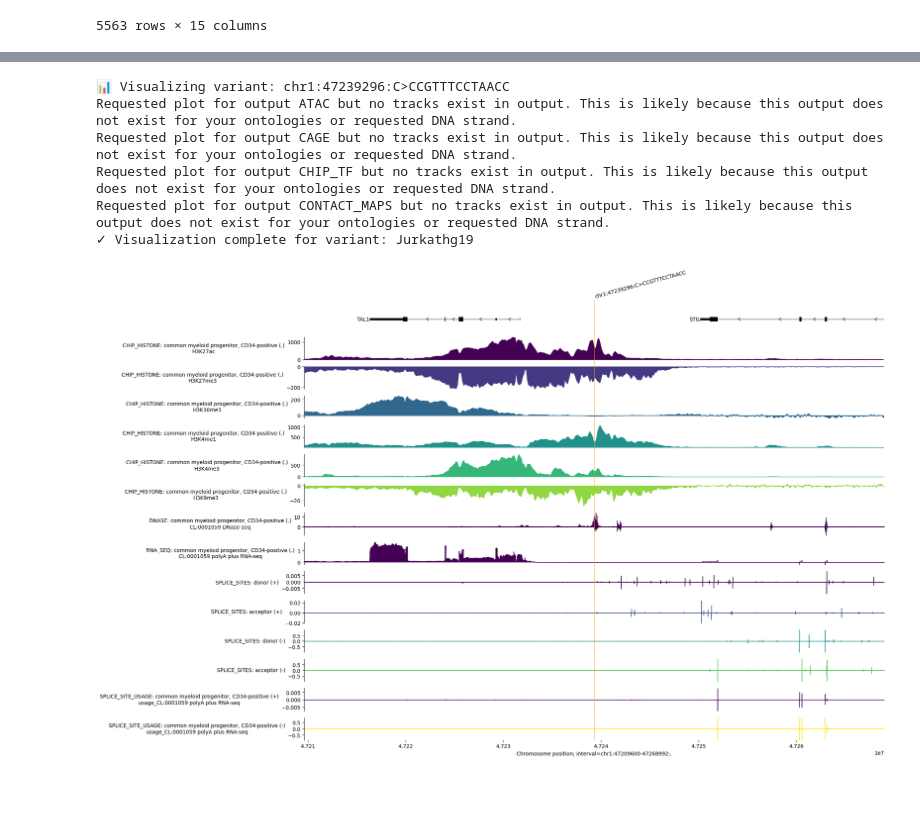
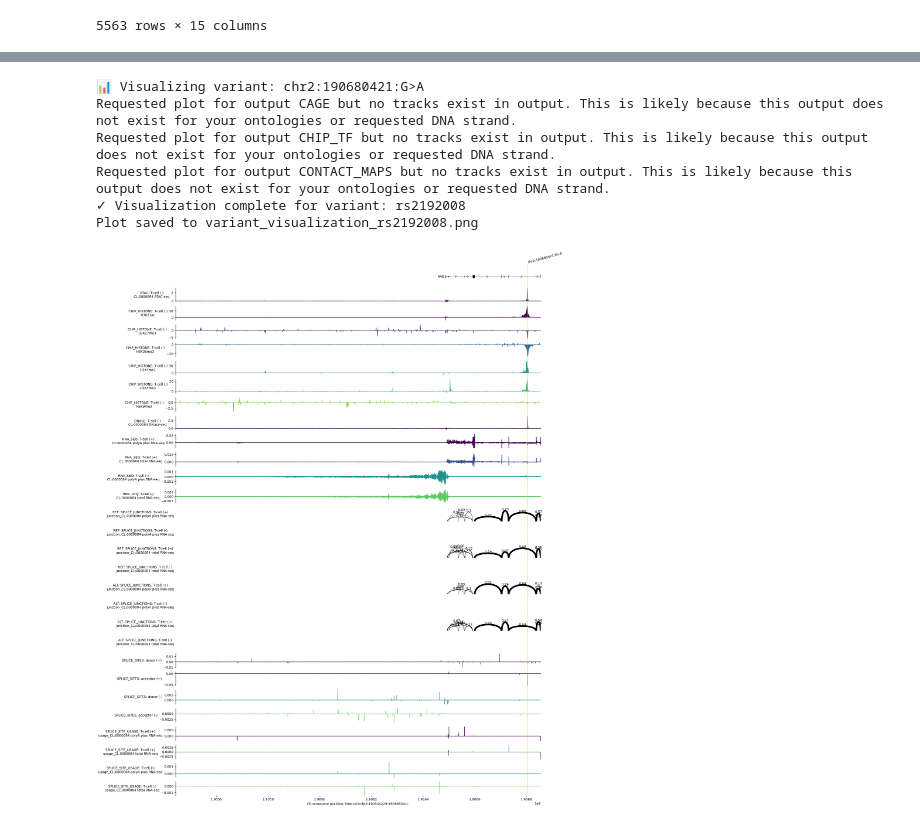
Before and after one commit to FrederickMappin/alphagenomeEZbatch, a Jupyter notebook: alphagenomeEZ2.ipynb, the cells around one changed output, grey strips where cells are left out. Drawn from its saved outputs; the diff is of its cells as text; code cells hidden in the pictures; blank space fills up the shorter version.

```diff
--- a/alphagenomeEZ2.ipynb
+++ b/alphagenomeEZ2.ipynb
@@ -142,7 +155,7 @@ sequence_length = dna_client.SUPPORTED_SEQUENCE_LENGTHS[
 ]
 
 # @markdown Additional settings:
-download_all_predictions = False  # @param { type: "boolean" }
+download_all_predictions = True  # @param { type: "boolean" }
 
 # Dictionary to store dataframes for each variant
 variant_dataframes = {}
@@ -237,7 +250,7 @@ if 'variant_dataframes' in globals() and variant_dataframes:
         print(f"{i}. {variant_id}")
 
     # @markdown Choose variant to view table:
-    selected_table_variant = available_variants[0]  # @param
+    selected_table_variant = available_variants[3]  # @param
 
     if selected_table_variant in variant_dataframes:
         print(f"\n📊 Viewing score table for variant: {selected_table_variant}")
@@ -329,7 +350,7 @@ if 'variant_dataframes' in globals() and variant_dataframes:
     if len(available_variants) > 0:
         # For Google Colab, we'll create the parameter dynamically
         # Default to first variant
-        selected_variant_id = available_variants[0]  # @param
+        selected_variant_id = available_variants[4]  # @param
 
         # In Colab, you can modify this to be a proper dropdown by changing the @param line to:
         # selected_variant_id = "chr3_58394738_A_T_b38" #@param ["chr3_58394738_A_T_b38", "chr8_28520_G_C_b38", "chr16_636337_G_A_b38", "chr16_1135446_G_T_b38"]
@@ -383,7 +414,7 @@ else:
     print(f"📊 Visualizing variant: {variant}")
 
     # @markdown Specify list of cell and tissue ontologies:
-    ontology_terms = ['CL:0001059']  # @param
+    ontology_terms = ['CL:0000084']  # @param
 
     # @markdown Gene and transcript annotation options:
     plot_gene_annotation = True  # @param { type: "boolean" }
@@ -418,8 +449,12 @@ else:
     ref_color = 'dimgrey'  # @param { type: "string" }
     alt_color = 'red'  # @param { type: "string" }
     ref_alt_colors = {'REF': ref_color, 'ALT': alt_color}
-    plot_interval_width = 59392 # @param { type: "slider", min: 2048, max: 1048576, step: 2048}
-    plot_interval_shift = 0 # @param { type: "slider", min: -524288, max: 524288, step: 2048}
+    plot_interval_width = 141312 # @param { type: "slider", min: 2048, max: 1048576, step: 2048}
+    plot_interval_shift = -65536 # @param { type: "slider", min: -524288, max: 524288, step: 2048}
+
+    # @markdown Save plot options:
+    save_plot_image = True  # @param { type: "boolean" }
+    plot_filename = f"variant_visualization_{selected_variant_id}.png"  # @param { type: "string" }
 
     # Initialize caches for transcript extractors and predictions
     if '_transcript_extractor_cache' not in globals():
@@ -650,34 +685,37 @@ else:
                 else:
                     diff_data = alt_data - ref_data
 
                 component = plot_components.Tracks(
                     tdata=diff_data,
                     ylabel_template=ylabel_template,
                     filled=True,
                 )
                 components.append(component)
 
     if plot_interval_width > interval.width:
         raise ValueError(
             f'plot_interval_width ({plot_interval_width}) must be less than '
             f'interval.width ({interval.width}).'
         )
 
     plot = plot_components.plot(
         components=components,
         interval=interval.shift(plot_interval_shift).resize(plot_interval_width),
         annotations=[
             plot_components.VariantAnnotation([variant]),
         ],
     )
 
     print(f"✓ Visualization complete for variant: {selected_variant_id}")
+    if save_plot_image:
+        plt.savefig(plot_filename, bbox_inches='tight')
+        print(f"Plot saved to {plot_filename}")
     plt.show()
 # %% [output]
-📊 Visualizing variant: chr1:47239296:C>CCGTTTCCTAACC
-Requested plot for output ATAC but no tracks exist in output. This is likely because this output does not exist for your ontologies or requested DNA strand.
+📊 Visualizing variant: chr2:190680421:G>A
 Requested plot for output CAGE but no tracks exist in output. This is likely because this output does not exist for your ontologies or requested DNA strand.
 Requested plot for output CHIP_TF but no tracks exist in output. This is likely because this output does not exist for your ontologies or requested DNA strand.
 Requested plot for output CONTACT_MAPS but no tracks exist in output. This is likely because this output does not exist for your ontologies or requested DNA strand.
-✓ Visualization complete for variant: Jurkathg19
+✓ Visualization complete for variant: rs2192008
+Plot saved to variant_visualization_rs2192008.png
-[figure, old version]
+[figure, new version]
```
Also changed, not shown: parts of 5 cells of this notebook.
